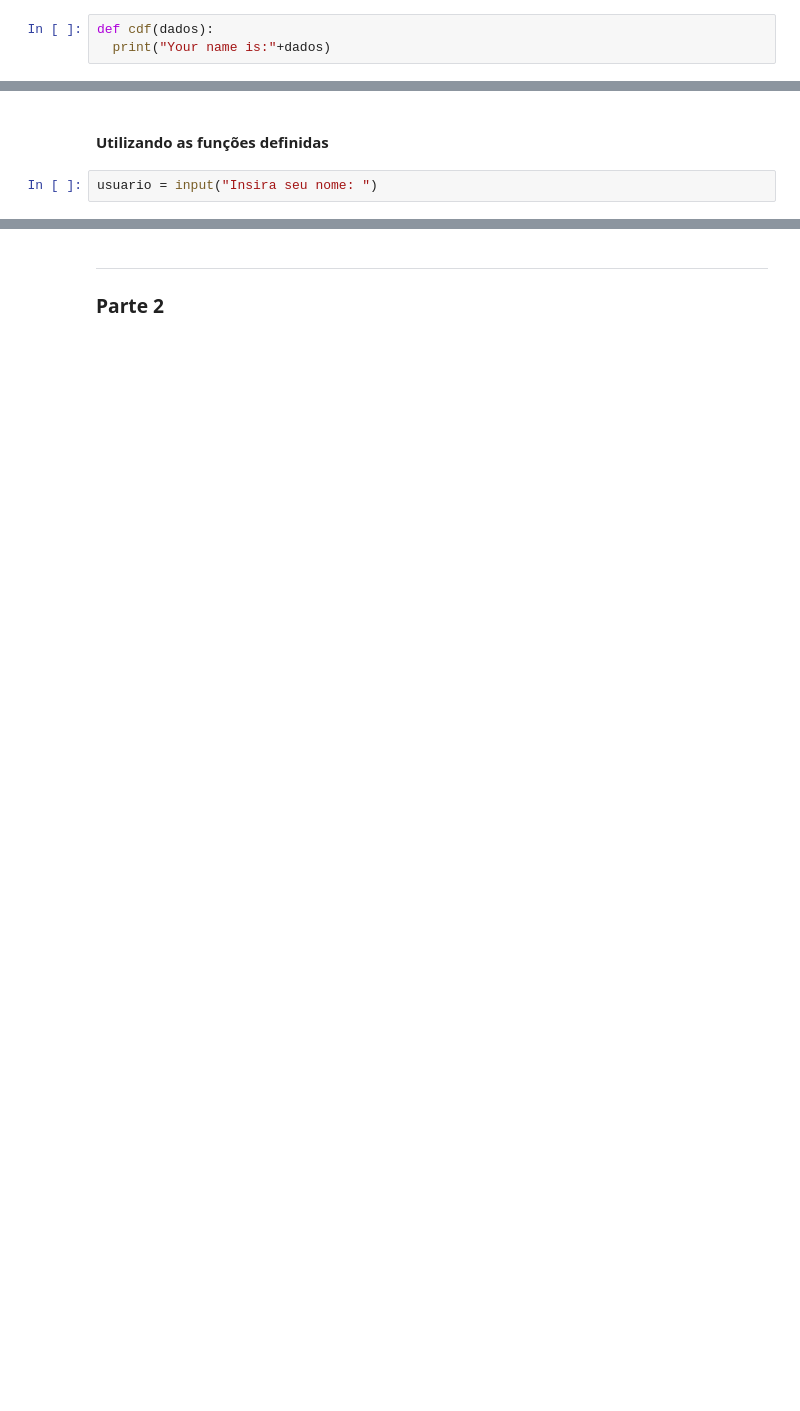
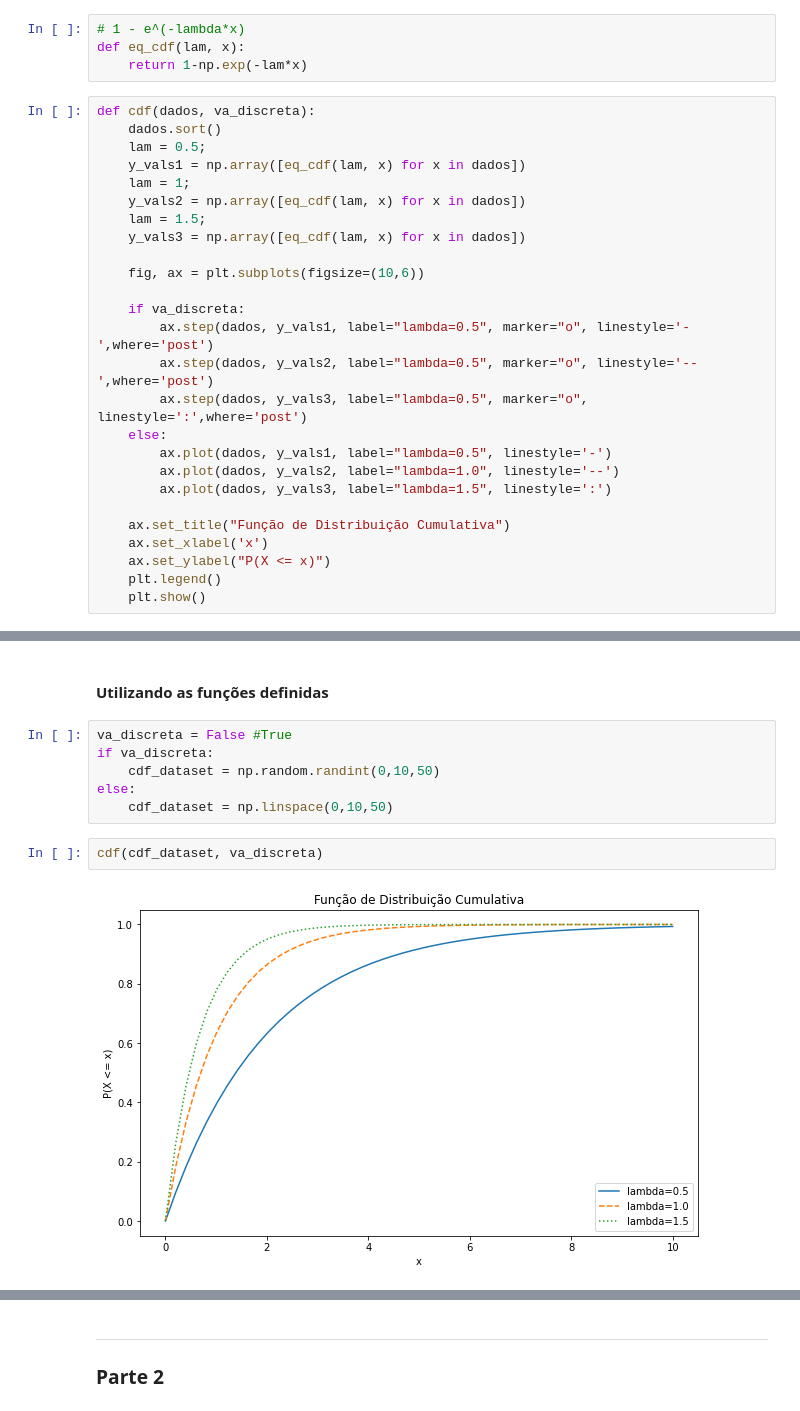
Before and after one commit to arthurgonze/ADS, a Jupyter notebook: mq_02.ipynb, the cells around one changed output, grey strips where cells are left out. Saved outputs shown, nothing was run; the diff lists cells and outputs as text; blank space fills up the shorter version.

```diff
--- a/mq_02.ipynb
+++ b/mq_02.ipynb
@@ -38,8 +11,35 @@ max       1.0
 # %% [markdown]
 #### Função de Distribuição Cumulativa - Variáveis Discretas ou Contínuas
-# %%
-def cdf(dados):
-  print("Your name is:"+dados)
+# %%
+# 1 - e^(-lambda*x)
+def eq_cdf(lam, x):
+    return 1-np.exp(-lam*x)
+# %%
+def cdf(dados, va_discreta):
+    dados.sort()
+    lam = 0.5;
+    y_vals1 = np.array([eq_cdf(lam, x) for x in dados])
+    lam = 1;
+    y_vals2 = np.array([eq_cdf(lam, x) for x in dados])
+    lam = 1.5;
+    y_vals3 = np.array([eq_cdf(lam, x) for x in dados])
+
+    fig, ax = plt.subplots(figsize=(10,6))
+
+    if va_discreta:
+        ax.step(dados, y_vals1, label="lambda=0.5", marker="o", linestyle='-',where='post')
+        ax.step(dados, y_vals2, label="lambda=0.5", marker="o", linestyle='--',where='post')
+        ax.step(dados, y_vals3, label="lambda=0.5", marker="o", linestyle=':',where='post')
+    else:
+        ax.plot(dados, y_vals1, label="lambda=0.5", linestyle='-')
+        ax.plot(dados, y_vals2, label="lambda=1.0", linestyle='--')
+        ax.plot(dados, y_vals3, label="lambda=1.5", linestyle=':')
+
+    ax.set_title("Função de Distribuição Cumulativa")
+    ax.set_xlabel('x')
+    ax.set_ylabel("P(X <= x)")
+    plt.legend()
+    plt.show()
 # %% [markdown]
 #### Função de Massa de Probabilidade - Variáveis Discretas
 # %% [markdown]
@@ -50,4 +60,12 @@ def pmf(dados):
 # %% [markdown]
 #### Utilizando as funções definidas
-# %%
-usuario = input("Insira seu nome: ")
+# %%
+va_discreta = False #True
+if va_discreta:
+    cdf_dataset = np.random.randint(0,10,50)
+else:
+    cdf_dataset = np.linspace(0,10,50)
+# %%
+cdf(cdf_dataset, va_discreta)
+# %% [output]
+[figure, added]
```
Also changed, not shown: parts of 10 cells of this notebook.
